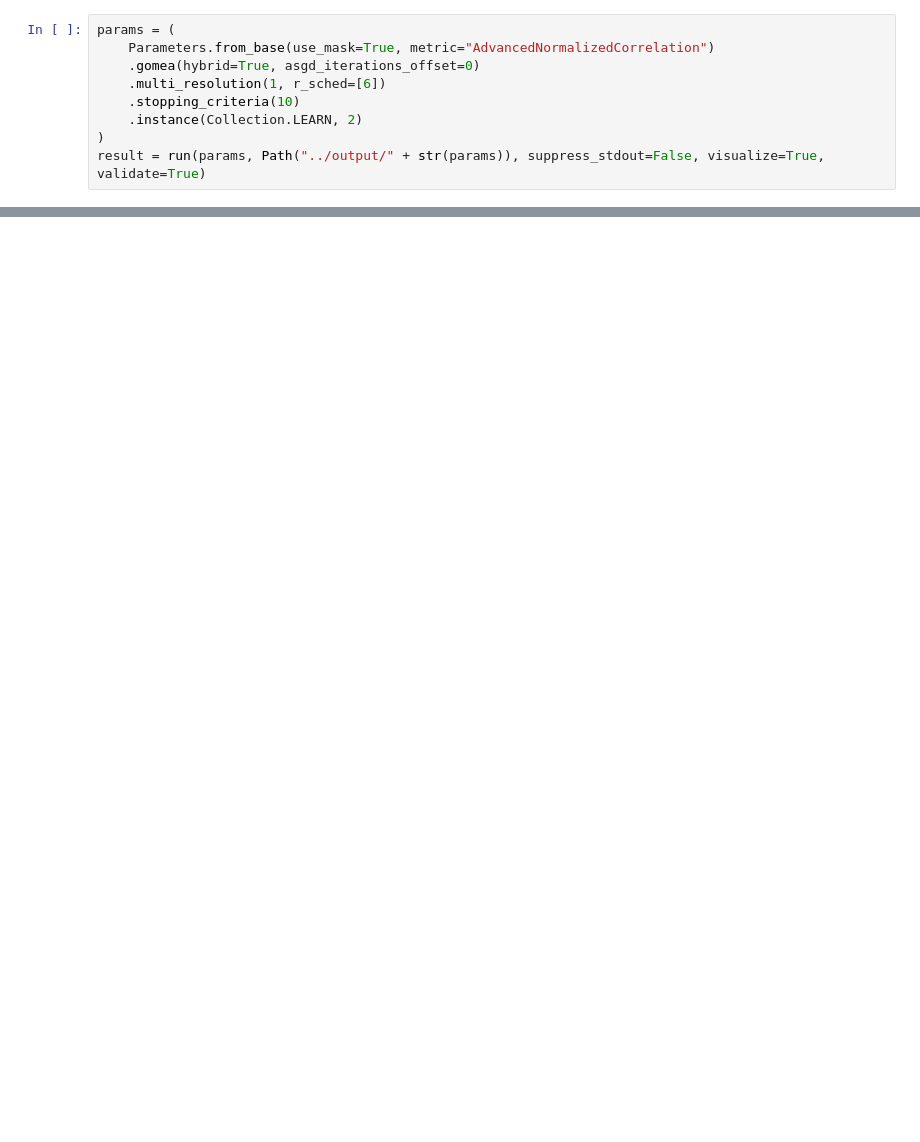
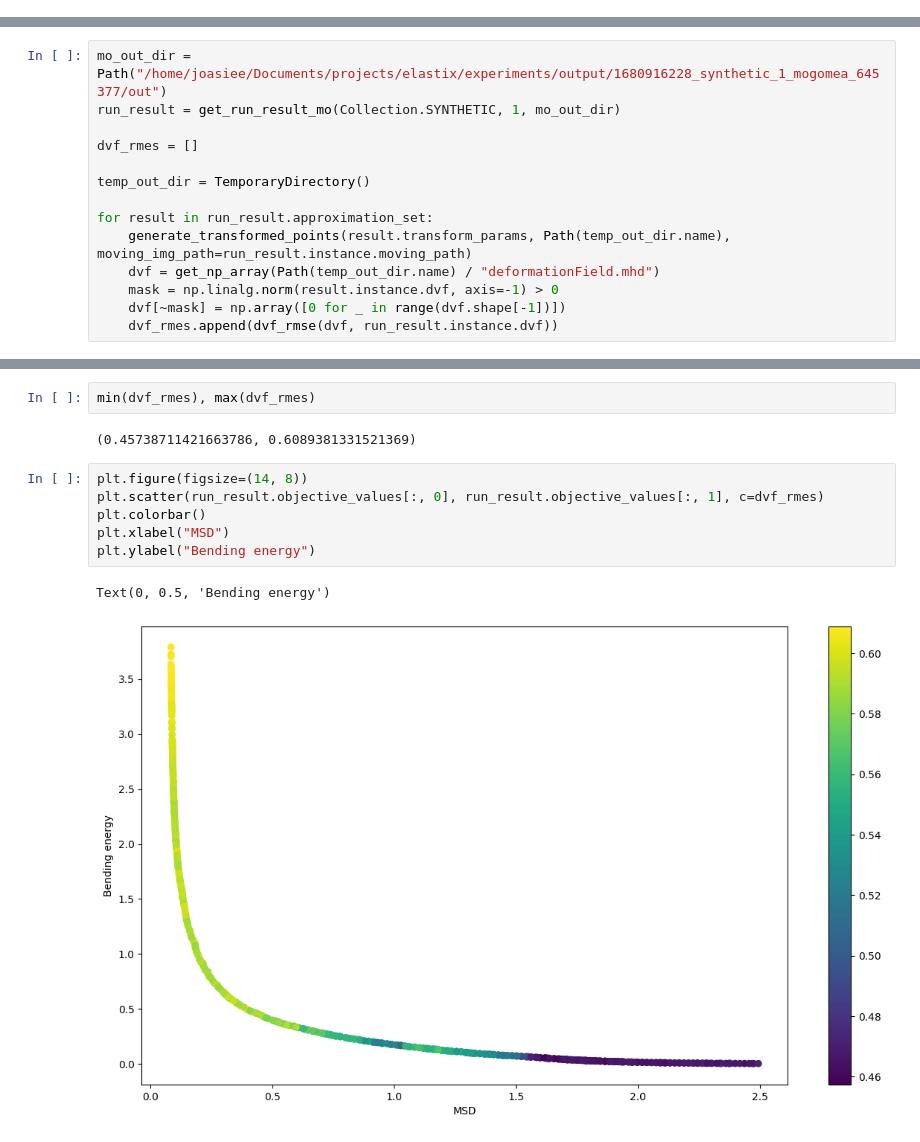
Before and after one commit to joasiee/elastix, a Jupyter notebook: experiments/notebooks/tests.ipynb, the cells around one changed output, grey strips where cells are left out. Saved outputs shown, nothing was run; the diff lists cells and outputs as text; blank space fills up the shorter version.

Commit message:
run result mogomea, run from json shark

```diff
--- a/experiments/notebooks/tests.ipynb
+++ b/experiments/notebooks/tests.ipynb
@@ -7,9 +13,0 @@ from pathlib import Path
-# %%
-params = (
-    Parameters.from_base(use_mask=True, metric="AdvancedNormalizedCorrelation")
-    .gomea(hybrid=True, asgd_iterations_offset=0)
-    .multi_resolution(1, r_sched=[6])
-    .stopping_criteria(10)
-    .instance(Collection.LEARN, 2)
-)
-result = run(params, Path("../output/" + str(params)), suppress_stdout=False, visualize=True, validate=True)
@@ -48,0 +14,14 @@ libpng warning: iCCP: too many profiles
+# %%
+mo_out_dir = Path("/home/joasiee/Documents/projects/elastix/experiments/output/1680916228_synthetic_1_mogomea_645377/out")
+run_result = get_run_result_mo(Collection.SYNTHETIC, 1, mo_out_dir)
+
+dvf_rmes = []
+
+temp_out_dir = TemporaryDirectory()
+
+for result in run_result.approximation_set:
+    generate_transformed_points(result.transform_params, Path(temp_out_dir.name), moving_img_path=run_result.instance.moving_path)
+    dvf = get_np_array(Path(temp_out_dir.name) / "deformationField.mhd")
+    mask = np.linalg.norm(result.instance.dvf, axis=-1) > 0
+    dvf[~mask] = np.array([0 for _ in range(dvf.shape[-1])])
+    dvf_rmes.append(dvf_rmse(dvf, run_result.instance.dvf))
@@ -48,0 +46,13 @@ libpng warning: iCCP: too many profiles
+# %%
+min(dvf_rmes), max(dvf_rmes)
+# %% [output]
+(0.45738711421663786, 0.6089381331521369)
+# %%
+plt.figure(figsize=(14, 8))
+plt.scatter(run_result.objective_values[:, 0], run_result.objective_values[:, 1], c=dvf_rmes)
+plt.colorbar()
+plt.xlabel("MSD")
+plt.ylabel("Bending energy")
+# %% [output]
+Text(0, 0.5, 'Bending energy')
+[figure, added]
```
Also changed, not shown: parts of 3 cells of this notebook, 7 other files.
